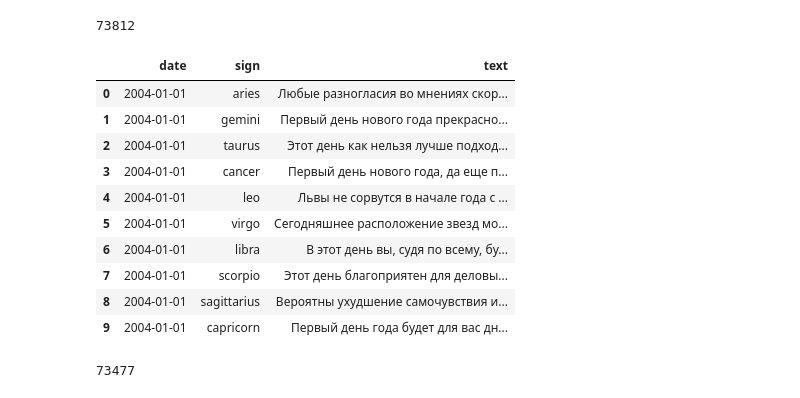
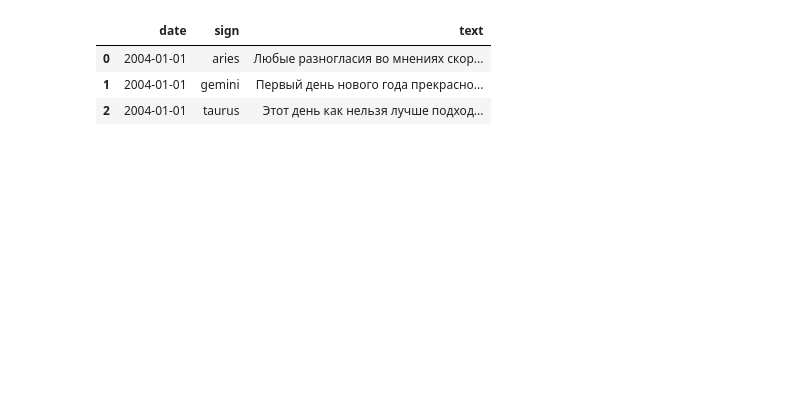
Before and after one commit to ArmageddonReloadedDK/astro, a Jupyter notebook: dataNorm.ipynb, the cells around one changed output. Drawn from its saved outputs; the diff is of its cells as text; code cells hidden in the pictures; blank space fills up the shorter version.

```diff
--- a/dataNorm.ipynb
+++ b/dataNorm.ipynb
@@ -4,32 +6,15 @@ import numpy as np
 # %%
 data = pd.read_csv('data.csv')
-# %%
-len(data)
-# %% [output]
-73812
 # %%
-data.head(10)
+data.head(3)
 # %% [output]
 |  | date | sign | text |
 | 0 | 2004-01-01 | aries | Любые разногласия во мнениях скор... |
 | 1 | 2004-01-01 | gemini | Первый день нового года прекрасно... |
 | 2 | 2004-01-01 | taurus | Этот день как нельзя лучше подход... |
-| 3 | 2004-01-01 | cancer | Первый день нового года, да еще п... |
-| 4 | 2004-01-01 | leo | Львы не сорвутся в начале года с ... |
-| 5 | 2004-01-01 | virgo | Сегодняшнее расположение звезд мо... |
-| 6 | 2004-01-01 | libra | В этот день вы, судя по всему, бу... |
-| 7 | 2004-01-01 | scorpio | Этот день благоприятен для деловы... |
-| 8 | 2004-01-01 | sagittarius | Вероятны ухудшение самочувствия и... |
-| 9 | 2004-01-01 | capricorn | Первый день года будет для вас дн... |
 # %%
 text=data['text'][0]
 text=text.replace(' Читать далее','')
 data['text'][0]=text
-# %%
-print(len(data))
-
-data.to_csv('data.csv', encoding = 'utf-8')
-# %% [output]
-73477
 # %%
 i=len(data)-1
```
Also changed, not shown: parts of 25 cells of this notebook, 8 other files.
